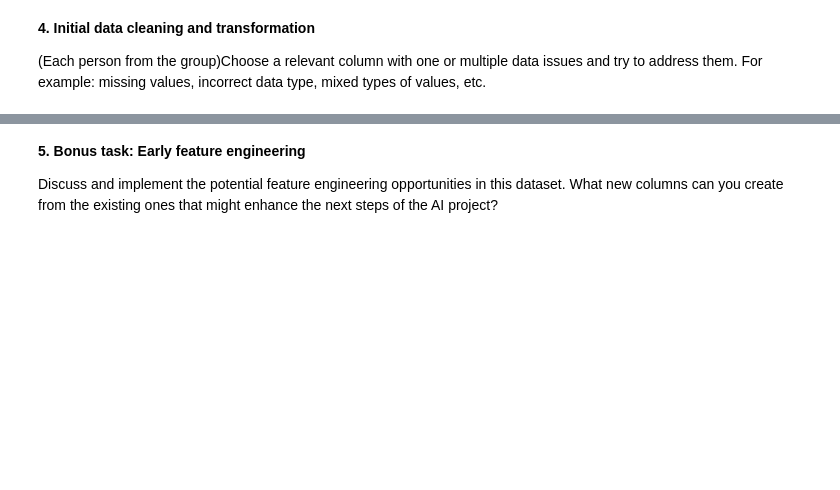
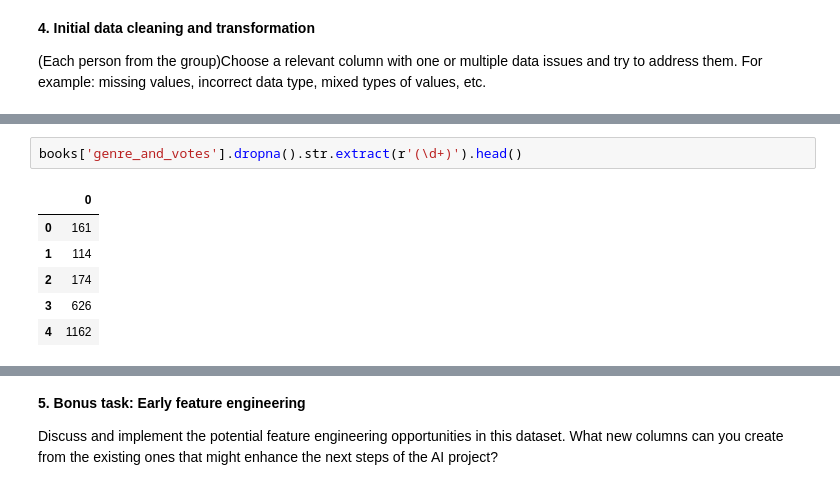
Before and after one commit to grimfur/ai-apprenticeship-session6, a Jupyter notebook: ai-apprenticeship-02-data-lifecycle/group1/notebooks/GoodreadsBooks.ipynb, the cells around one changed output, grey strips where cells are left out. Saved outputs shown, nothing was run; the diff lists cells and outputs as text; blank space fills up the shorter version.

```diff
--- a/ai-apprenticeship-02-data-lifecycle/group1/notebooks/GoodreadsBooks.ipynb
+++ b/ai-apprenticeship-02-data-lifecycle/group1/notebooks/GoodreadsBooks.ipynb
@@ -42,0 +365,9 @@ Identify Data Quality Issues in your selected columns. Now that you've chosen th
+# %%
+books['genre_and_votes'].dropna().str.extract(r'(\d+)').head()
+# %% [output]
+|  | 0 |
+| 0 | 161 |
+| 1 | 114 |
+| 2 | 174 |
+| 3 | 626 |
+| 4 | 1162 |
```
Also changed, not shown: parts of 23 cells of this notebook.
